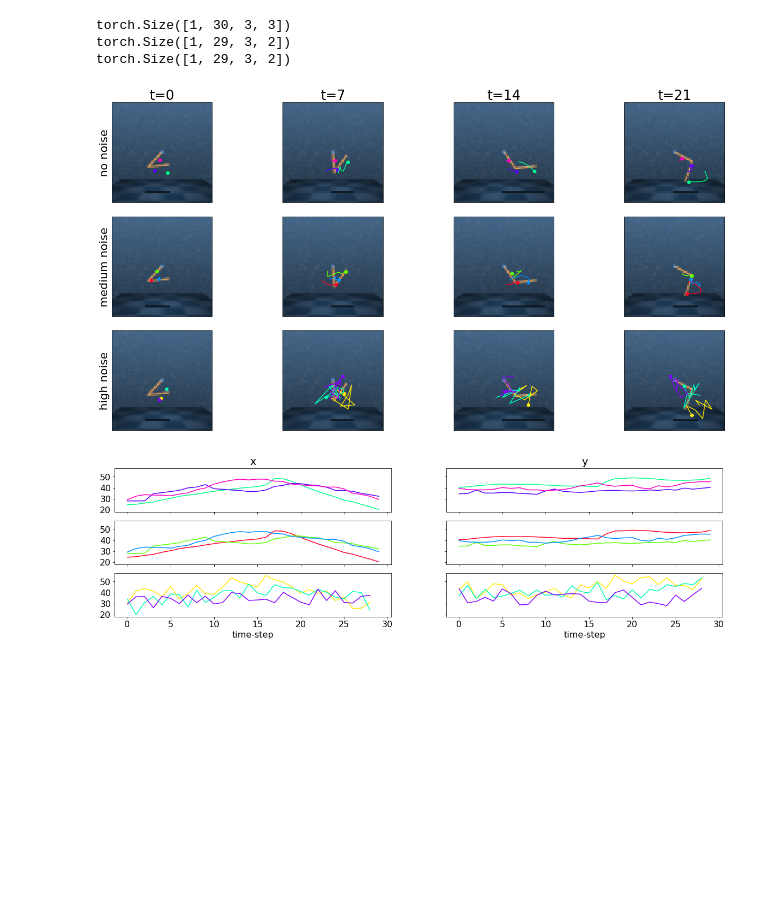
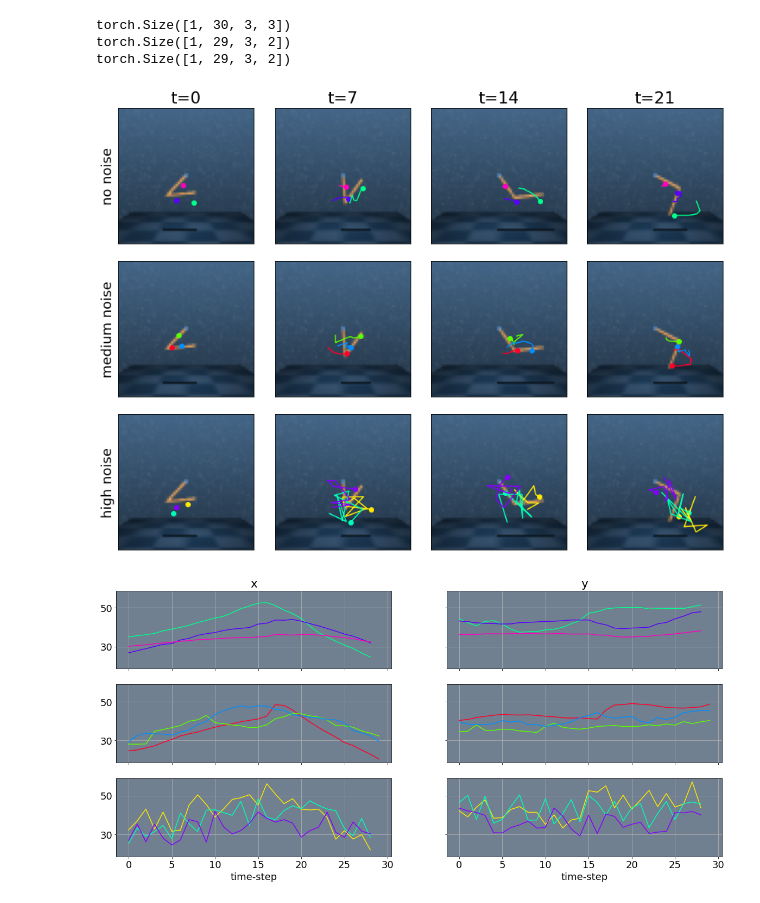
Before and after one commit to YFrisch/vssil, a Jupyter notebook: notebooks/metric_examples/Smoothness_Metric_Example.ipynb, the cells around one changed output. Drawn from its saved outputs; the diff is of its cells as text; code cells hidden in the pictures; blank space fills up the shorter version.

```diff
--- a/notebooks/metric_examples/Smoothness_Metric_Example.ipynb
+++ b/notebooks/metric_examples/Smoothness_Metric_Example.ipynb
@@ -63,7 +63,7 @@ matplotlib.rc('font', **font)
 nt = 4
 dt = 7
 l = dt
-fig, ax = plt.subplots(3, nt, figsize=(20, 10), sharey=True, sharex=True)
+fig, ax = plt.subplots(3, nt, figsize=(12, 9), sharey=True, sharex=True)
 cm = pylab.get_cmap('gist_rainbow')
 for i, t in enumerate(range(0, nt*dt, dt)):
     ax[0, i].set_title(f't={t}')
@@ -76,35 +76,35 @@ for i, t in enumerate(range(0, nt*dt, dt)):
         ax[0, i].scatter(_transporter_img_coordinates[0, t, k, 0], _transporter_img_coordinates[0, t, k, 1],
                          color=cm(1.*k/_transporter_img_coordinates.shape[2] + 0.5))
         ax[0, i].set_xticks([])
         if i > 0:
             ax[0, i].plot(_transporter_img_coordinates[0, t-l:t+1, k, 0], _transporter_img_coordinates[0, t-l:t+1, k, 1],
                           color=cm(1.*k/_transporter_img_coordinates.shape[2] + 0.5))
 
     ax[1, i].imshow(sample[0, t].permute(1, 2, 0))
     ax[1, 0].set_ylabel('medium noise')
     for k in range(ulosd_img_coordinates.shape[2]):
         ax[1, i].scatter(ulosd_img_coordinates[0, t, k, 0], ulosd_img_coordinates[0, t, k, 1],
                          color=cm(1.*k/ulosd_img_coordinates.shape[2]))
         if i > 0:
             ax[1, i].plot(ulosd_img_coordinates[0, t-l:t+1, k, 0], ulosd_img_coordinates[0, t-l:t+1, k, 1],
                           color=cm(1.*k/ulosd_img_coordinates.shape[2]))
 
     ax[2, i].imshow(sample[0, t].permute(1, 2, 0))
     ax[2, 0].set_ylabel('high noise')
     for k in range(transporter_img_coordinates.shape[2]):
         ax[2, i].scatter(transporter_img_coordinates[0, t, k, 0], transporter_img_coordinates[0, t, k, 1],
                          color=cm(1.*k/transporter_img_coordinates.shape[2] + 0.2))
         if i > 0:
             ax[2, i].plot(transporter_img_coordinates[0, t-l:t+1, k, 0], transporter_img_coordinates[0, t-l:t+1, k, 1],
                           color=cm(1.*k/transporter_img_coordinates.shape[2] + 0.2))
 
 
 plt.tight_layout()
 plt.show()
-fig.savefig('/home/yannik/smoothness_metric_samples.svg')
+fig.savefig('/home/yannik/smoothness_metric_samples.svg', bbox_inches='tight')
 plt.close()
 # %% [output]
-[figure, old version]
+[figure, new version]
 # %%
 font = {'family' : 'Sans',
         'weight' : 'normal',
@@ -112,30 +112,44 @@ font = {'family' : 'Sans',
 
 matplotlib.rc('font', **font)
 # %%
-fig, ax = plt.subplots(3, 2, figsize=(20, 5), sharex=True, sharey=True)
+face_color = 'slategrey'
+
+fig, ax = plt.subplots(3, 2, figsize=(20, 9), sharex=True, sharey=True)
 for k in range(transporter_img_coordinates.shape[2]):
     ax[0, 0].set_title('x')
     ax[0, 1].set_title('y')
 
-    ax[0, 0].plot(ulosd_img_coordinates[0, :, k, 0], color=cm(1.*k/_transporter_img_coordinates.shape[2] + 0.5))
-    ax[0, 0].set_yticks([20, 30, 40, 50])
-    ax[0, 1].plot(ulosd_img_coordinates[0, :, k, 1], color=cm(1.*k/_transporter_img_coordinates.shape[2] + 0.5))
+    ax[0, 0].plot(_transporter_img_coordinates[0, :, k, 0], color=cm(1.*k/_transporter_img_coordinates.shape[2] + 0.5))
+    ax[0, 0].set_yticks([30, 50])
+    ax[0, 0].set_facecolor(face_color)
+    ax[0, 0].grid('on')
+    ax[0, 1].plot(_transporter_img_coordinates[0, :, k, 1], color=cm(1.*k/_transporter_img_coordinates.shape[2] + 0.5))
+    ax[0, 1].set_facecolor(face_color)
+    ax[0, 1].grid('on')
 
     ax[1, 0].plot(ulosd_img_coordinates[0, :, k, 0], color=cm(1.*k/ulosd_img_coordinates.shape[2]))
-    ax[1, 0].set_yticks([20, 30, 40, 50])
+    ax[1, 0].set_yticks([30, 50])
+    ax[1, 0].set_facecolor(face_color)
+    ax[1, 0].grid('on')
     ax[1, 1].plot(ulosd_img_coordinates[0, :, k, 1], color=cm(1.*k/ulosd_img_coordinates.shape[2]))
+    ax[1, 1].set_facecolor(face_color)
+    ax[1, 1].grid('on')
 
     ax[2, 0].plot(transporter_img_coordinates[0, :, k, 0], color=cm(1.*k/transporter_img_coordinates.shape[2] + 0.2))
     ax[2, 0].set_xlabel('time-step')
-    ax[2, 0].set_yticks([20, 30, 40, 50])
+    ax[2, 0].set_yticks([30, 50])
+    ax[2, 0].set_facecolor(face_color)
+    ax[2, 0].grid('on')
     ax[2, 1].plot(transporter_img_coordinates[0, :, k, 1], color=cm(1.*k/transporter_img_coordinates.shape[2] + 0.2))
     ax[2, 1].set_xlabel('time-step')
+    ax[2, 1].set_facecolor(face_color)
+    ax[2, 1].grid('on')
 
 plt.show()
-fig.savefig('/home/yannik/smoothness_metric_magnitudes.svg')
+fig.savefig('/home/yannik/smoothness_metric_magnitudes.svg', bbox_inches='tight')
 plt.close()
 # %% [output]
-[figure, old version]
+[figure, new version]
 # %%
 print(spatial_consistency_loss(_active_transporter_kpts))
 # %% [output]
```
Also changed, not shown: parts of 5 cells of this notebook, 25 other files.
